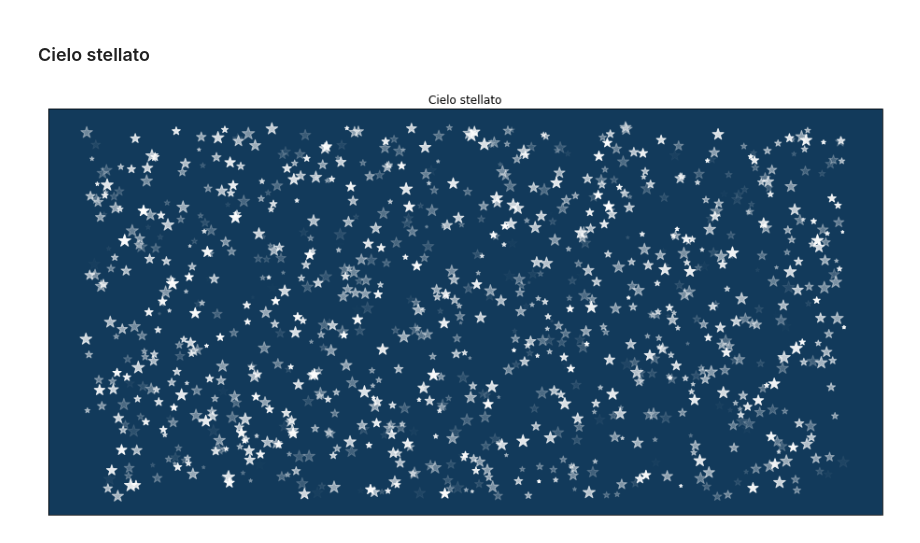
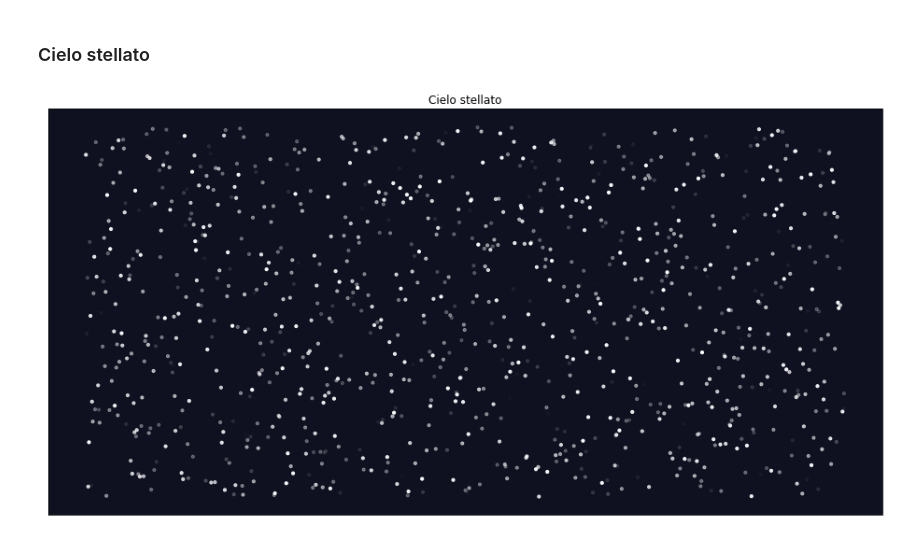
Before and after one commit to elisaBessone/MICROROBOTICA_2022-2023, a Jupyter notebook: Jupiter/009_matplotlib/cieloStellato.ipynb, the cells around one changed output. Drawn from its saved outputs; the diff is of its cells as text; code cells hidden in the pictures.

```diff
--- a/Jupiter/009_matplotlib/cieloStellato.ipynb
+++ b/Jupiter/009_matplotlib/cieloStellato.ipynb
@@ -13,14 +13,14 @@ y = np.random.choice(np.arange(0,n_star), size = n_star, replace = False)
 # %%
 colori = np.random.uniform(0., 1., (n_star, 3))
 trasparenza = np.random.uniform(0., 1., n_star)
-dimensione = np.random.uniform(10., 200., n_star)
+dimensione = np.random.uniform(10., 10., n_star)
 # %%
 fig, ax = plt.subplots(figsize = (16,8))
-ax.set_facecolor("#123a5b")
-ax.scatter(x,y, marker = "*", c="white", s = dimensione, alpha = trasparenza)
+ax.set_facecolor("#0f1121")
+ax.scatter(x,y, marker = "o", c="white", s = dimensione, alpha = trasparenza)
 ax.set_title("Cielo stellato")
 plt.xticks([])
 plt.yticks([])
 plt.show()
 # %% [output]
-[figure, old version]
+[figure, new version]
```
